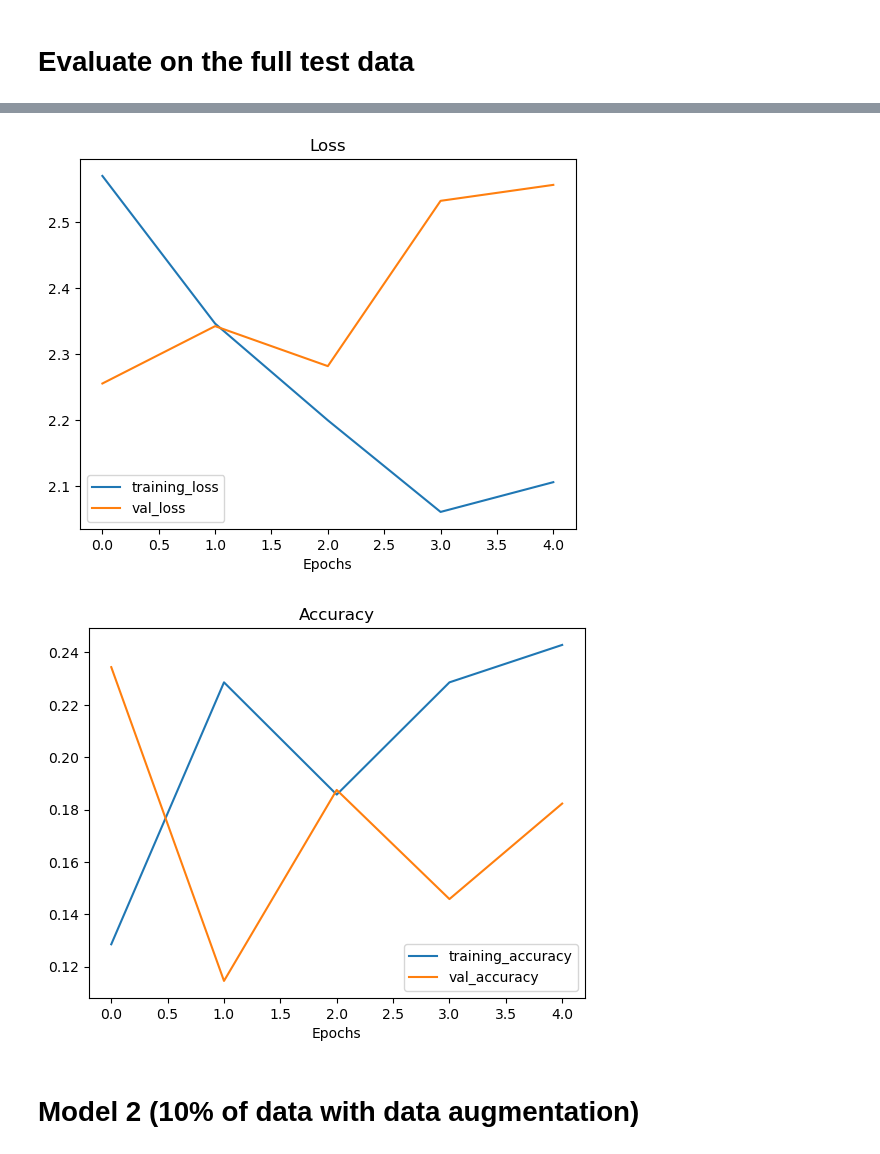
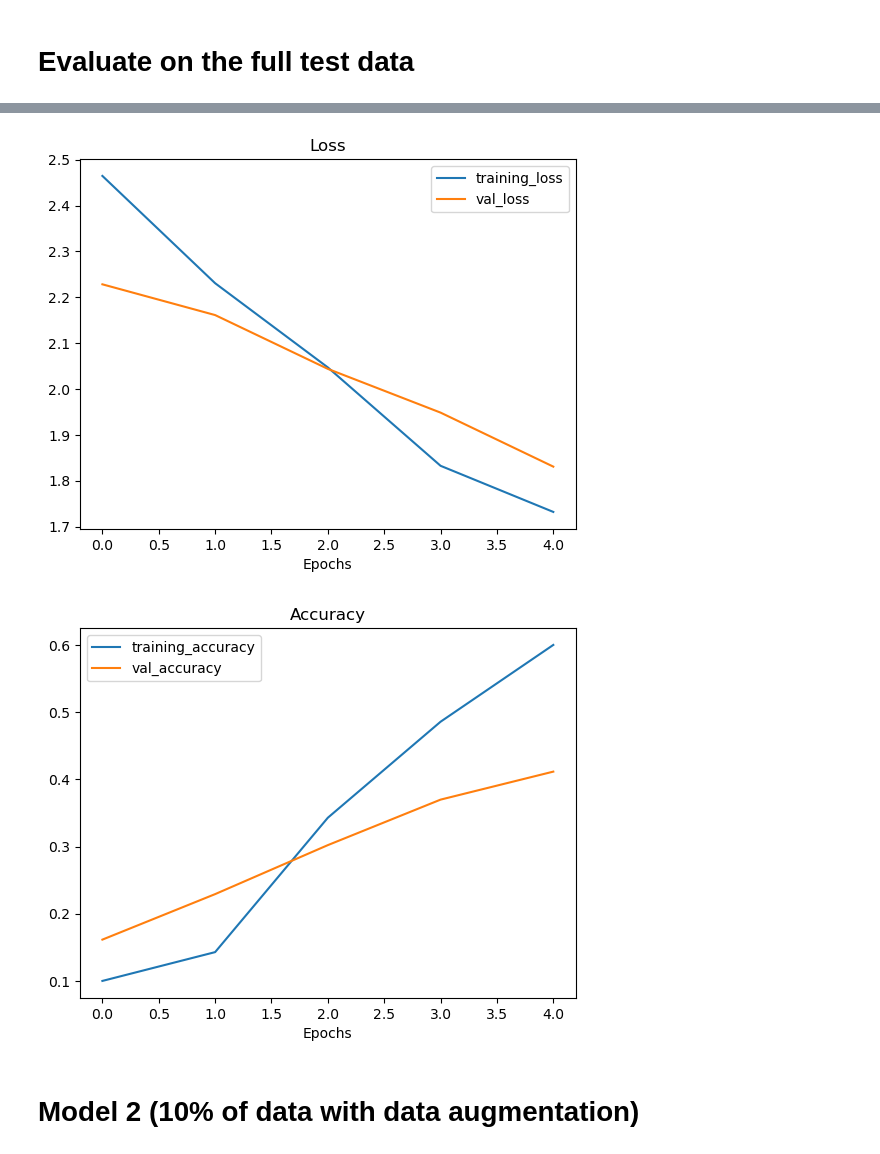
Before and after one commit to radiatanasov/10_class_food_fine_tuning, a Jupyter notebook: 10_food_classes_fine_tuning.ipynb, the cells around one changed output, grey strips where cells are left out. Saved outputs shown, nothing was run; the diff lists cells and outputs as text; code cells hidden in the pictures.

```diff
--- a/10_food_classes_fine_tuning.ipynb
+++ b/10_food_classes_fine_tuning.ipynb
@@ -452,8 +449,8 @@ result_1_percent_data
 # %%
-plot_loss_curves(history_1_percent)
+plot_loss_curves(history_1)
 # %% [output]
-[figure, old version]
+[figure, new version]
-[figure, old version]
+[figure, new version]
 # %% [markdown]
 # Model 2 (10% of data with data augmentation)
 # %%
```
Also changed, not shown: parts of 80 cells of this notebook, 22 other files.
